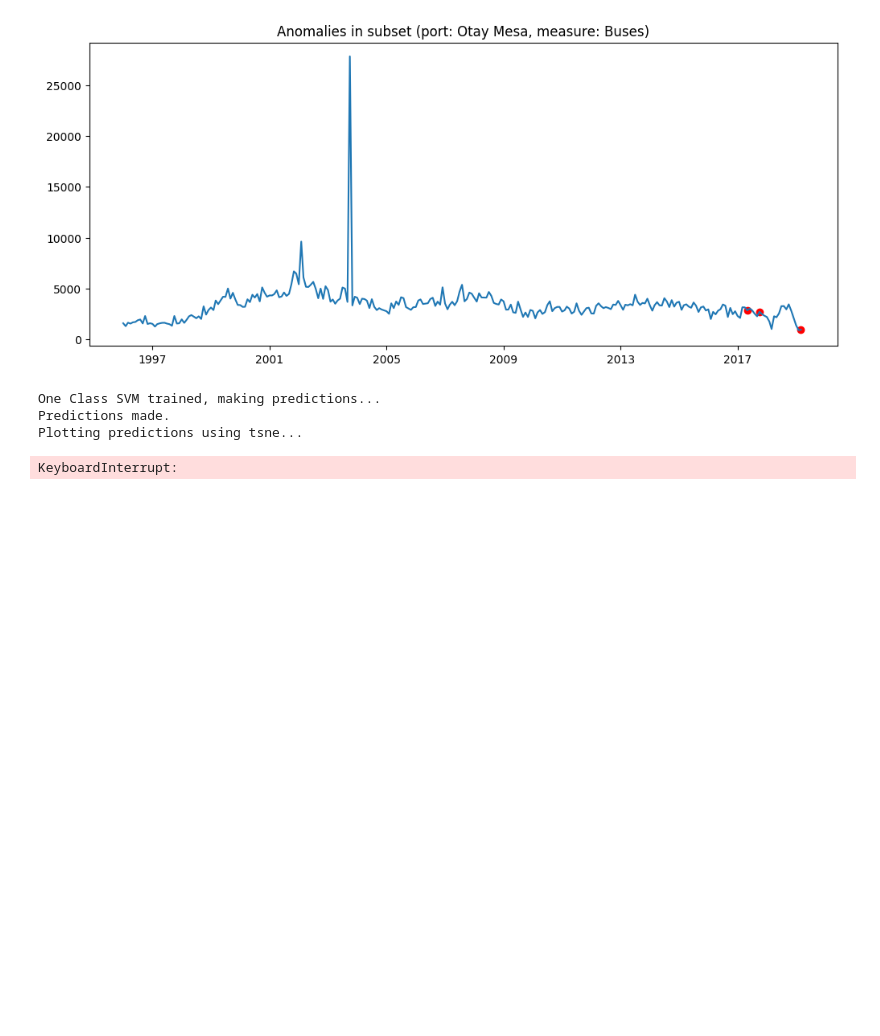
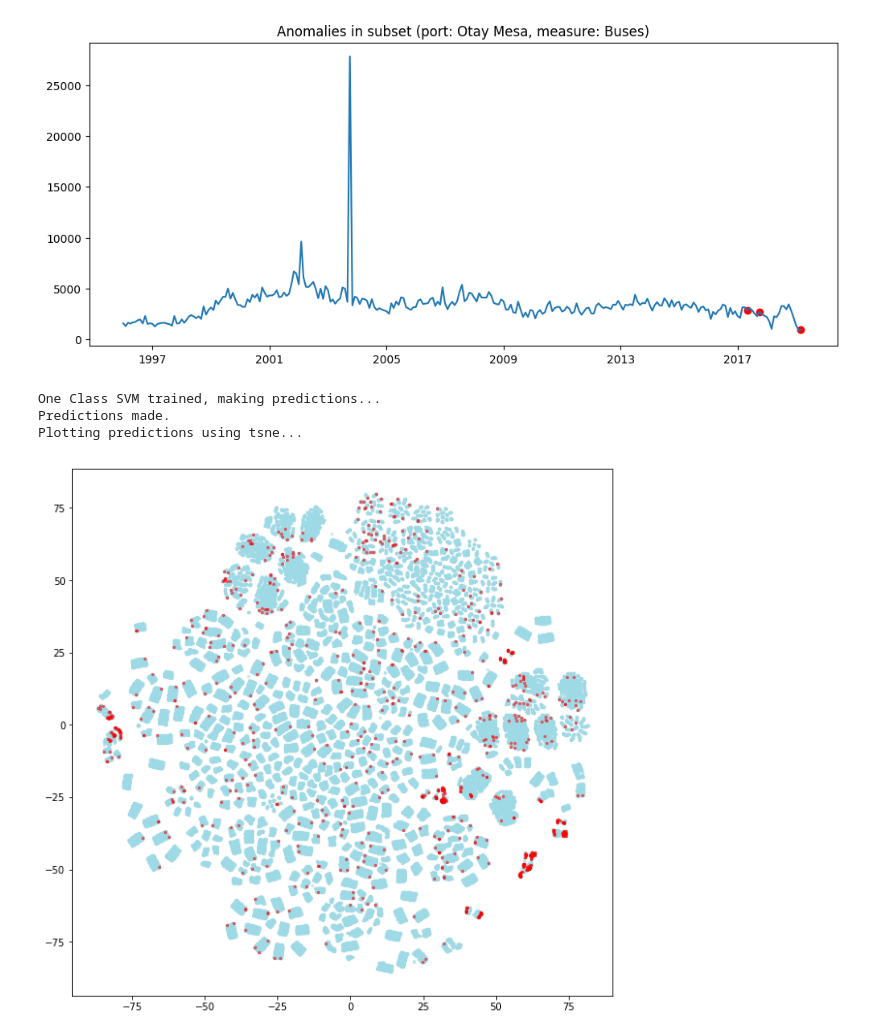
Before and after one commit to dynamic-duo-data-science/dynamicduo, a Jupyter notebook: notebooks/Anomaly_detection.ipynb, the cells around one changed output. Saved outputs shown, nothing was run; the diff lists cells and outputs as text; code cells hidden in the pictures; blank space fills up the shorter version.

```diff
--- a/notebooks/Anomaly_detection.ipynb
+++ b/notebooks/Anomaly_detection.ipynb
@@ -194,9 +199,9 @@ Anomaly samples deep dive
 # %%
 df_us_mx = df[(df['Border'] == 'US-Mexico Border')]
 df_with_prediction = train_one_class_SVM(df_us_mx)
-plot_anomaly_using_tsne(df_us_mx, df_with_prediction)
+plot_anomaly_using_tsne(df_us_mx, df_with_prediction, size=5)
 # %% [output]
 One Class SVM trained, making predictions...
 Predictions made.
 Plotting predictions using tsne...
-KeyboardInterrupt:
+[figure, added]
```
Also changed, not shown: parts of 5 cells of this notebook.
